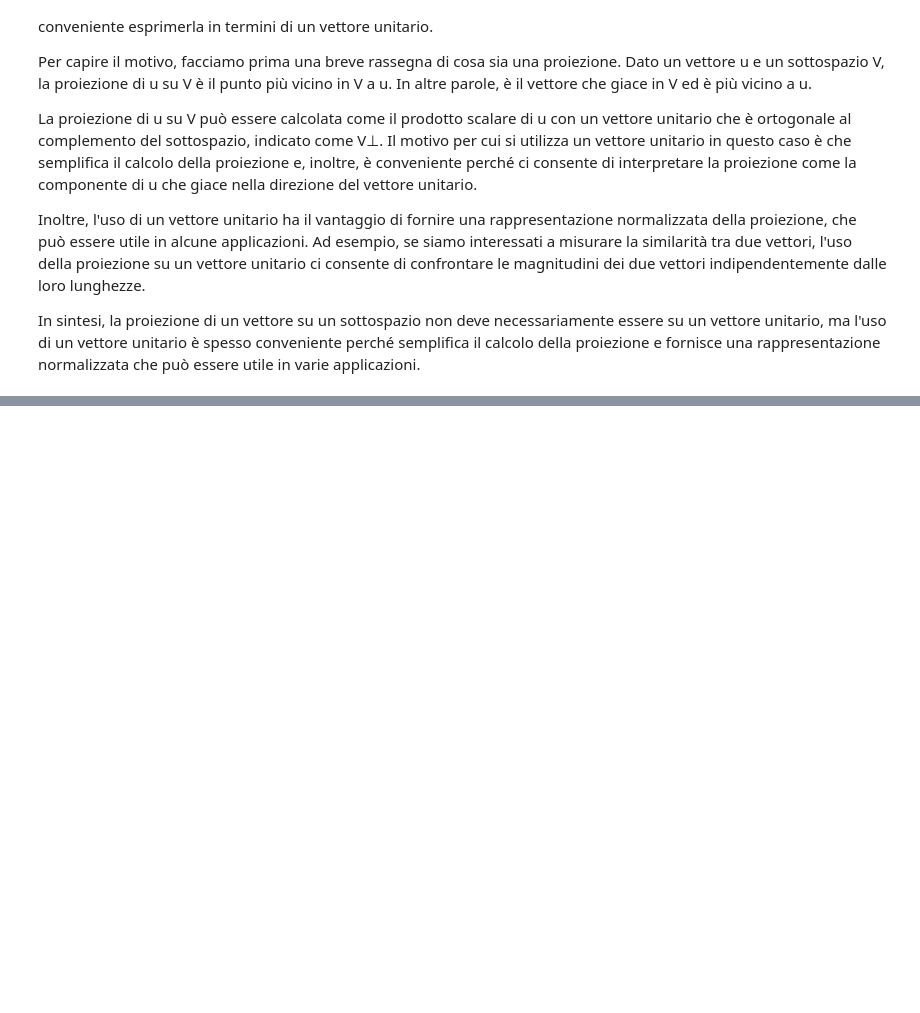
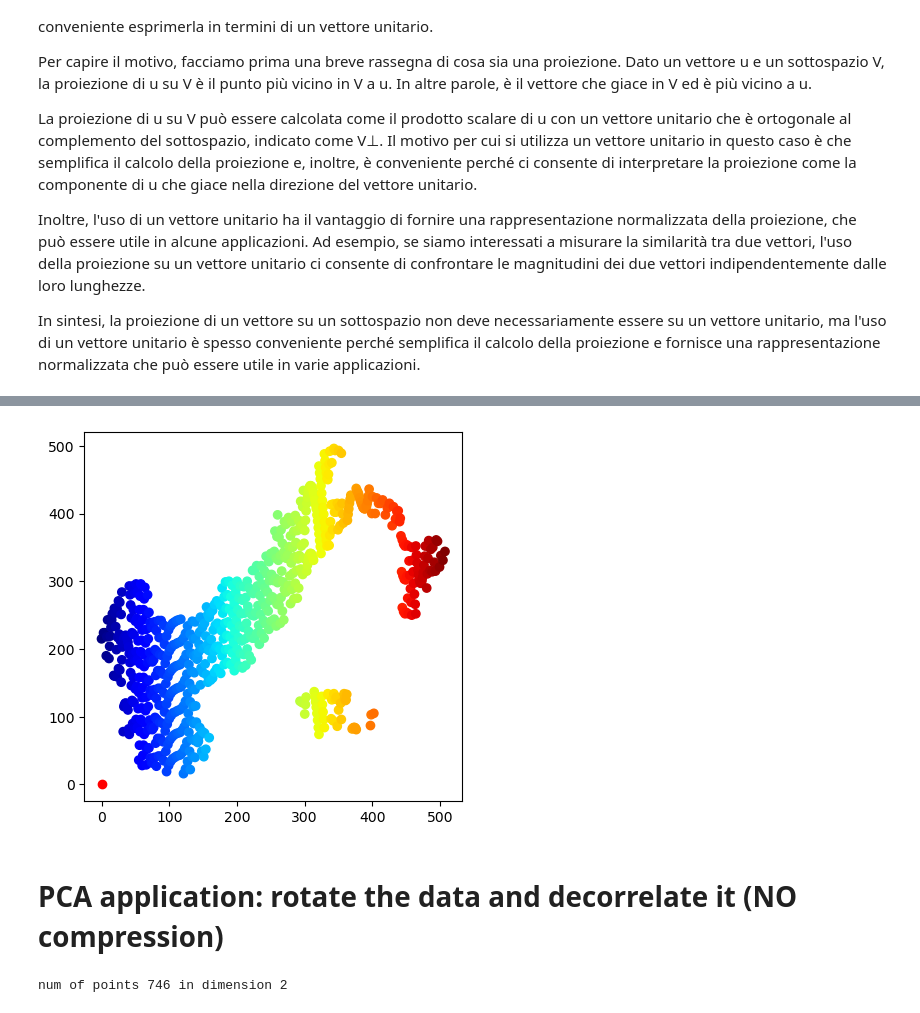
Before and after one commit to xGodlike0/AI-ML-Unit-2-GODLIKE, a Jupyter notebook: AA2223/course/ALL-IN-ONE/ML-bible.ipynb, the cells around one changed output, grey strips where cells are left out. Drawn from its saved outputs; the diff is of its cells as text; code cells hidden in the pictures; blank space fills up the shorter version.

```diff
--- a/AA2223/course/ALL-IN-ONE/ML-bible.ipynb
+++ b/AA2223/course/ALL-IN-ONE/ML-bible.ipynb
@@ -719,0 +1004,18 @@ In sintesi, gli autovettori sono utilizzati in PCA per calcolare le combinazioni
+# %%
+X, Y = np.where(im != 0)
+sampling = 100  # to have less points
+X, Y = X[::sampling], Y[::sampling]
+
+fig = plt.scatter(X, Y, c=X, marker='o', cmap='jet')
+plt.scatter(0, 0, c='red')
+_ = plt.axis('scaled')
+# %% [output]
+[figure, added]
+# %% [markdown]
+# PCA application: rotate the data and decorrelate it (NO compression)
+# %%
+pts = np.stack((X, Y), axis=1)
+# Nx2
+print(f'num of points {pts.shape[0]} in dimension {pts.shape[1]}' )
+# %% [output]
+num of points 746 in dimension 2
```
Also changed, not shown: parts of 51 cells of this notebook, 19 other files.
